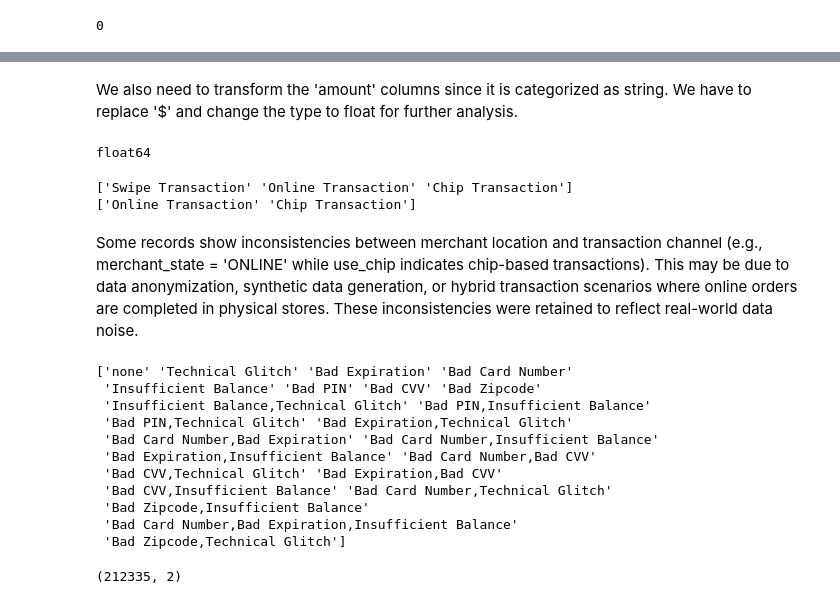
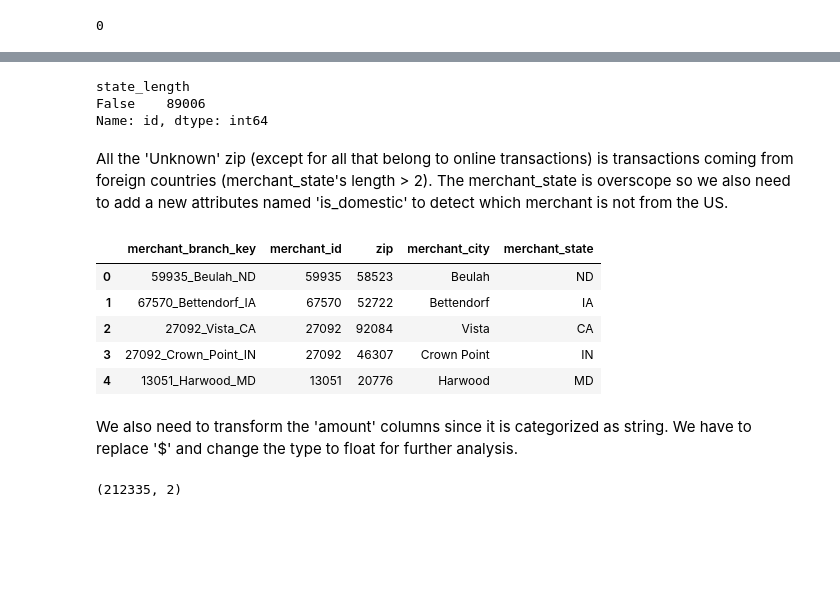
Before and after one commit to hlnetr21354/Financial-Transactions-Analysis, a Jupyter notebook: notebook/transform_data_eda.ipynb, the cells around one changed output, grey strips where cells are left out. Saved outputs shown, nothing was run; the diff lists cells and outputs as text; code cells hidden in the pictures; blank space fills up the shorter version.

```diff
--- a/notebook/transform_data_eda.ipynb
+++ b/notebook/transform_data_eda.ipynb
@@ -399,0 +386,11 @@ print((txn_df['zip']=='Unknown').sum())
+# %%
+check_zip = txn_df.loc[txn_df['zip'] == 'Unknown', ['id', 'merchant_id', 'merchant_city', 'merchant_state', 'zip', 'mcc']].loc[txn_df['merchant_state'] != 'ONLINE', :]
+# return True if the length of merchant_state is less than or equal to 2, otherwise False
+check_zip['state_length'] = check_zip['merchant_state'].str.len() <= 2
+print(check_zip.groupby('state_length')['id'].nunique().sort_values(ascending=False))
+# %% [output]
+state_length
+False    89006
+Name: id, dtype: int64
+# %% [markdown]
+All the 'Unknown' zip (except for all that belong to online transactions) is transactions coming from foreign countries (merchant_state's length > 2). The merchant_state is overscope so we also  need to add a new attributes named 'is_domestic' to detect which merchant is not from the US.
@@ -400,36 +400,22 @@ print((txn_df['zip']=='Unknown').sum())
+# %%
+# Create merchant_df:
+merchant_df = txn_df[['merchant_branch_key', 'merchant_id', 'zip', 'merchant_city', 'merchant_state']].drop_duplicates().reset_index(drop=True)
+
+# Drop merchant columns from txn_df:
+txn_df = txn_df.drop(columns=['merchant_id', 'zip', 'merchant_city', 'merchant_state'])
+
+# Preview the first few rows of the transaction and merchant dataframes
+txn_df.head()
+merchant_df.head()
+# %% [output]
+|  | merchant_branch_key | merchant_id | zip | merchant_city | merchant_state |
+| 0 | 59935_Beulah_ND | 59935 | 58523 | Beulah | ND |
+| 1 | 67570_Bettendorf_IA | 67570 | 52722 | Bettendorf | IA |
+| 2 | 27092_Vista_CA | 27092 | 92084 | Vista | CA |
+| 3 | 27092_Crown_Point_IN | 27092 | 46307 | Crown Point | IN |
+| 4 | 13051_Harwood_MD | 13051 | 20776 | Harwood | MD |
 # %% [markdown]
 We also need to transform the 'amount' columns since it is categorized as string. We have to replace '$' and change the type to float for further analysis.
-# %%
-# 'amount' $-strip + float cast already applied in the DuckDB load query above
-print(txn_df['amount'].dtype)
-# %% [output]
-float64
-# %%
-# check unique values for 'use_chip'
-print(txn_df['use_chip'].unique())
-print(txn_df.loc[txn_df['merchant_state']=='ONLINE','use_chip'].unique())
-# %% [output]
-['Swipe Transaction' 'Online Transaction' 'Chip Transaction']
-['Online Transaction' 'Chip Transaction']
-# %% [markdown]
-Some records show inconsistencies between merchant location and transaction channel (e.g., merchant_state = 'ONLINE' while use_chip indicates chip-based transactions).
-This may be due to data anonymization, synthetic data generation, or hybrid transaction scenarios where online orders are completed in physical stores.
-These inconsistencies were retained to reflect real-world data noise.
-# %%
-# check unique values for 'use_chip'
-print(txn_df['errors'].unique())
-# %% [output]
-['none' 'Technical Glitch' 'Bad Expiration' 'Bad Card Number'
- 'Insufficient Balance' 'Bad PIN' 'Bad CVV' 'Bad Zipcode'
- 'Insufficient Balance,Technical Glitch' 'Bad PIN,Insufficient Balance'
- 'Bad PIN,Technical Glitch' 'Bad Expiration,Technical Glitch'
- 'Bad Card Number,Bad Expiration' 'Bad Card Number,Insufficient Balance'
- 'Bad Expiration,Insufficient Balance' 'Bad Card Number,Bad CVV'
- 'Bad CVV,Technical Glitch' 'Bad Expiration,Bad CVV'
- 'Bad CVV,Insufficient Balance' 'Bad Card Number,Technical Glitch'
- 'Bad Zipcode,Insufficient Balance'
- 'Bad Card Number,Bad Expiration,Insufficient Balance'
- 'Bad Zipcode,Technical Glitch']
 # %%
 txn_error = txn_df.loc[txn_df['errors'] != 'none', ['id','errors']]
 txn_error['errors'] = txn_error['errors'].str.split(',')
```
Also changed, not shown: parts of 45 cells of this notebook.
